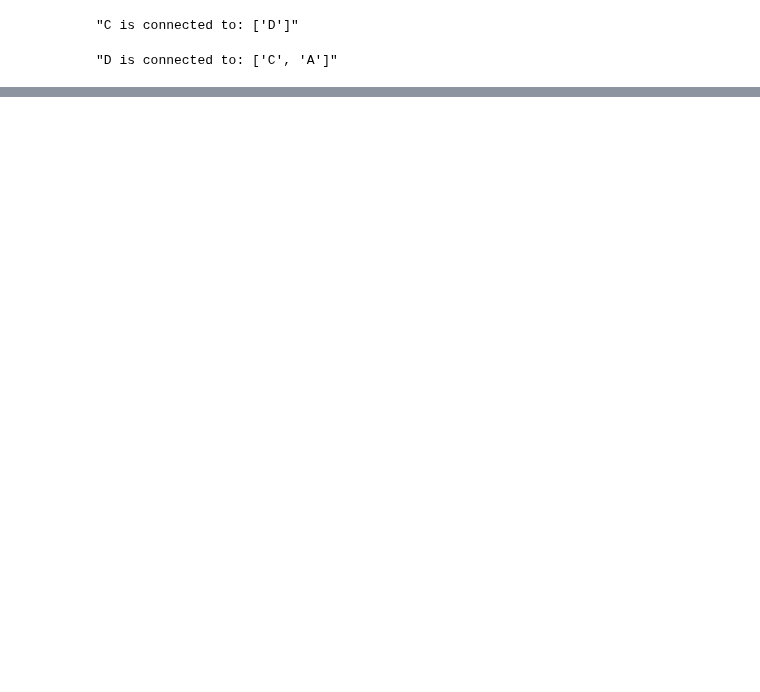
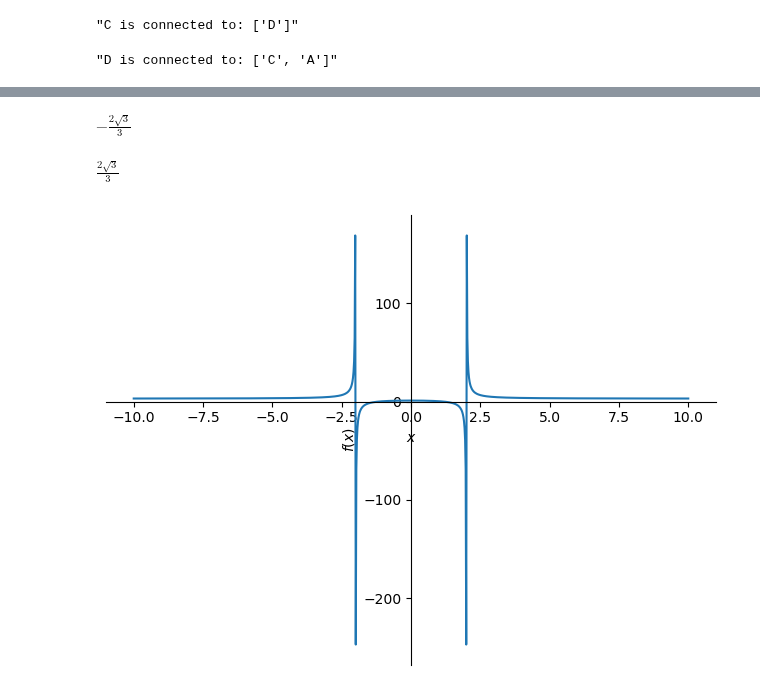
Before and after one commit to aaronjoel/HalStatMLPy, a Jupyter notebook: HAL1.ipynb, the cells around one changed output, grey strips where cells are left out. Cells and saved outputs as stored; diff of their text form; code cells hidden in the pictures; blank space fills up the shorter version.

```diff
--- a/HAL1.ipynb
+++ b/HAL1.ipynb
@@ -1773,0 +1900,32 @@ D.display()
+# %%
+import sympy
+from sympy import symbols
+
+x = symbols('x')
+
+# Put the full equation here
+eq = (3*x**2 - 4) / (x**2 - 4)
+
+# critical values from the previous step
+x_1, x_2 = sympy.solve(eq, x)
+
+# first critical point
+# limit(expression, variable, value)
+right = sympy.limit(eq, x, x_1, dir='+')
+left = sympy.limit(eq, x, x_1, dir='-')
+print(f"at x = {x_1}")
+print(f"right side = {right}")
+print(f"left side  = {left}")
+
+# Second critical point if necessary
+right = sympy.limit(eq, x, x_2, dir='+')
+left = sympy.limit(eq, x, x_2, dir='-')
+print(f"at x = {x_2}")
+print(f"right side = {right}")
+print(f"left side  = {left}")
+
+# Approaching positive or negative infinity
+right = sympy.limit(eq, x, sympy.oo)
+left = sympy.limit(eq, x, -sympy.oo)
+print(f"As x approaches infinity: {right}")
+print(f"As x approaches negative infinity: {left}")
@@ -1773,0 +1941,15 @@ D.display()
+# %%
+x_1
+# %% [output]
+$\displaystyle - \frac{2 \sqrt{3}}{3}$
+# %%
+x_2
+# %% [output]
+$\displaystyle \frac{2 \sqrt{3}}{3}$
+# %%
+from sympy.plotting import plot
+
+# plot the equation
+plot(eq);
+# %% [output]
+[figure, added]
```
Also changed, not shown: parts of 139 cells of this notebook.
